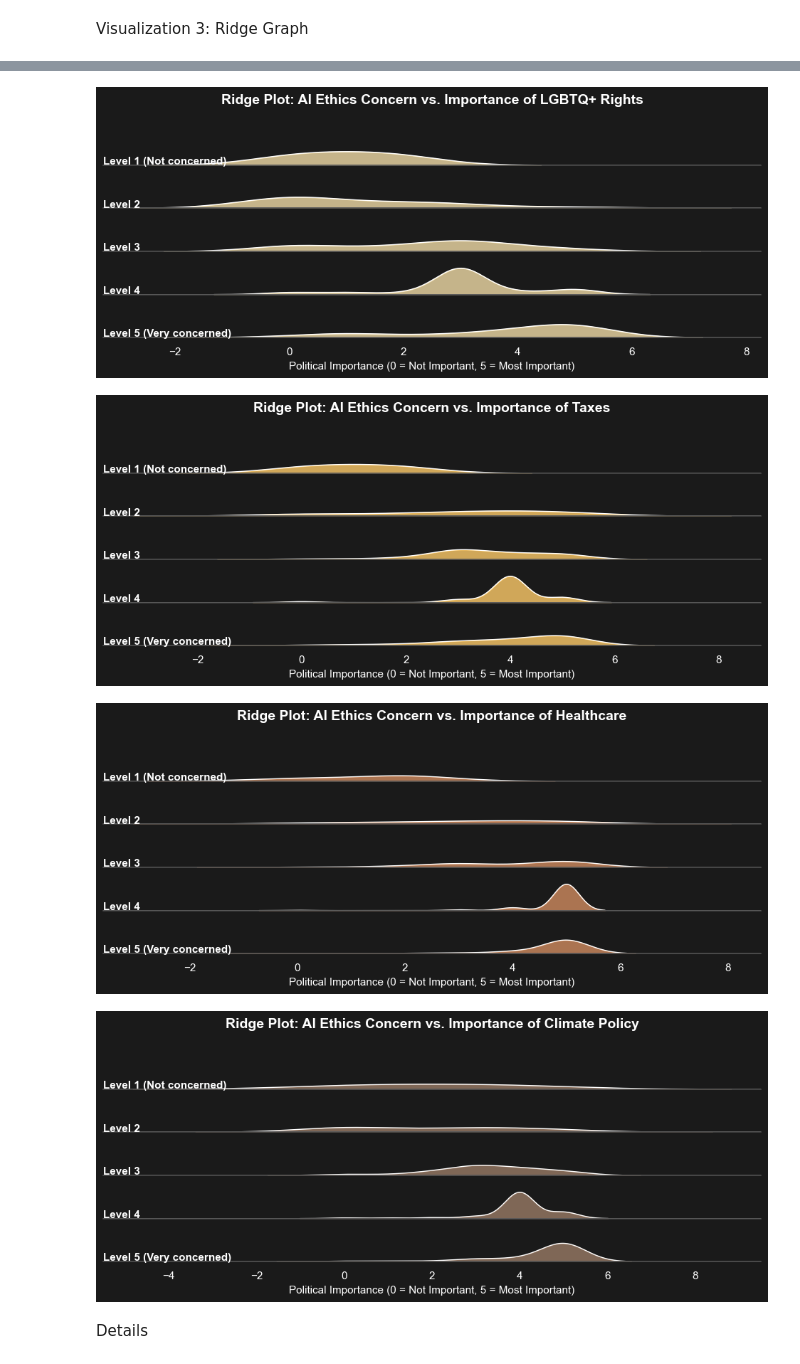
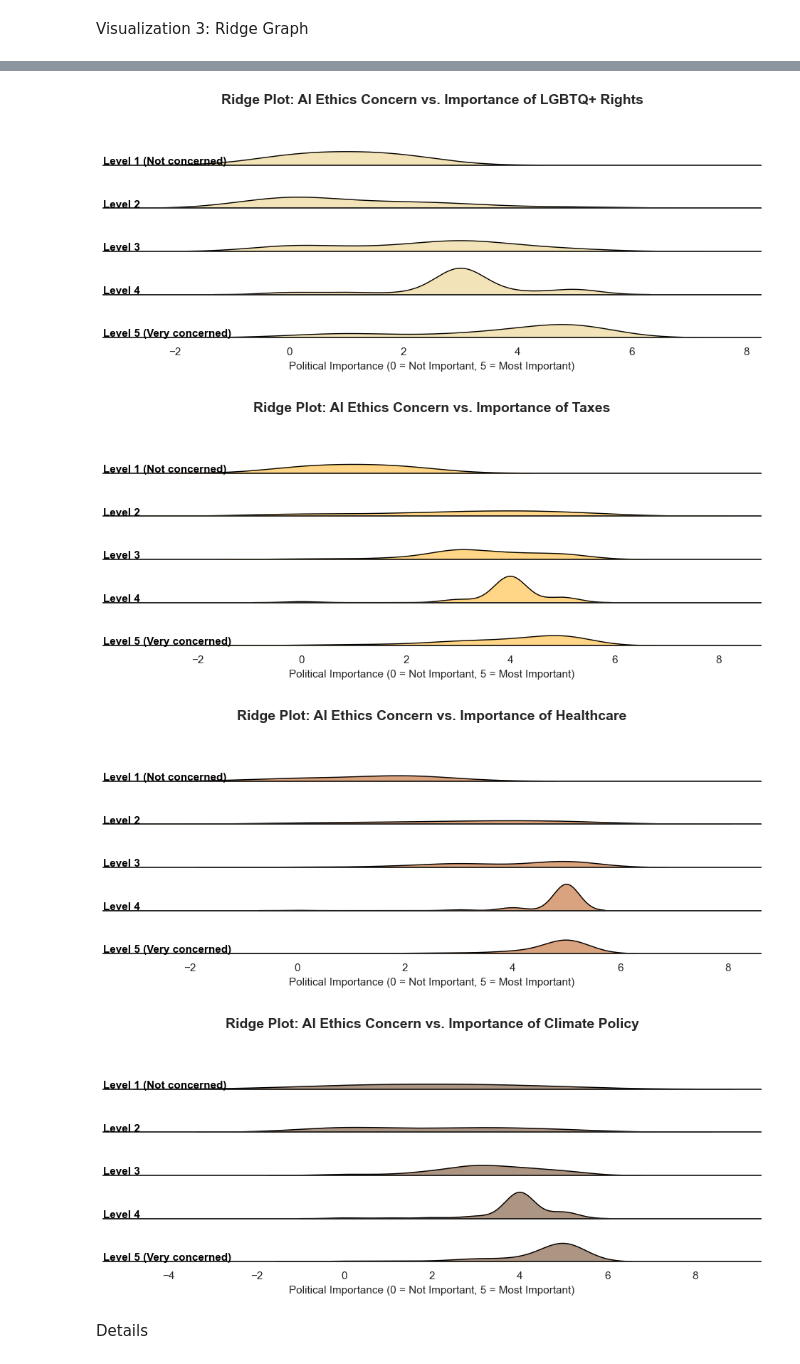
Before and after one commit to avamwilliams/105Lab5-6, a Jupyter notebook: proj.ipynb, the cells around one changed output, grey strips where cells are left out. Saved outputs shown, nothing was run; the diff lists cells and outputs as text; code cells hidden in the pictures.

Commit message:
changed background of ridge graph to white, updated code for cleaning, added cleaning description, added chi square computation and description

```diff
--- a/proj.ipynb
+++ b/proj.ipynb
@@ -102,6 +146,7 @@ Visualization 3: Ridge Graph
 # %%
 # I used the lab5-6 guide to make the ridge graph, as well as claude
 # for cleaning the data
+
 ethics_col = 'How concerned are you about the ethical status of AI generated content on social media? (Misinformation, copyright, …)'
 
 political_cols = {
@@ -160,27 +205,19 @@ for issue in issues:
     )
 
     g.map(sns.kdeplot, "Political Importance", fill=True, alpha=0.8)
-    g.map(sns.kdeplot, "Political Importance", color="white", linewidth=1)
-    g.map(plt.axhline, y=0, linewidth=2, color="white")
+    g.map(sns.kdeplot, "Political Importance", color="black", linewidth=1)
+    g.map(plt.axhline, y=0, linewidth=2, color="black")
 
     def label_ridge(x, color, label):
         ax = plt.gca()
-        ax.text(0, 0.15, label, fontweight="bold", color="white",
+        ax.text(0, 0.15, label, fontweight="bold", color="black",
                 ha="left", va="center", transform=ax.transAxes, fontsize=11)
 
     g.map(label_ridge, "Political Importance")
 
-    g.fig.patch.set_facecolor('#1a1a1a')
-    for ax in g.axes.flat:
-        ax.set_facecolor('#1a1a1a')
-        ax.tick_params(colors='white')
-        ax.xaxis.label.set_color('white')
-        for spine in ax.spines.values():
-            spine.set_edgecolor('#444444')
-
     g.fig.suptitle(
         f"Ridge Plot: AI Ethics Concern vs. Importance of {issue}",
-        fontsize=14, fontweight='bold', y=1.02, color='white'
+        fontsize=14, fontweight='bold', y=1.02
     )
     g.set_titles("")
     g.set(yticks=[], ylabel="")
@@ -188,5 +225,6 @@ for issue in issues:
     g.despine(left=True)
 
     plt.tight_layout()
+
     plt.show()
 # %% [output]
@@ -195,7 +233,7 @@ for issue in issues:
-[figure, old version]
+[figure, new version]
-[figure, old version]
+[figure, new version]
-[figure, old version]
+[figure, new version]
-[figure, old version]
+[figure, new version]
 # %% [markdown]
 Details
 # %% [markdown]
```
Also changed, not shown: parts of 8 cells of this notebook.
